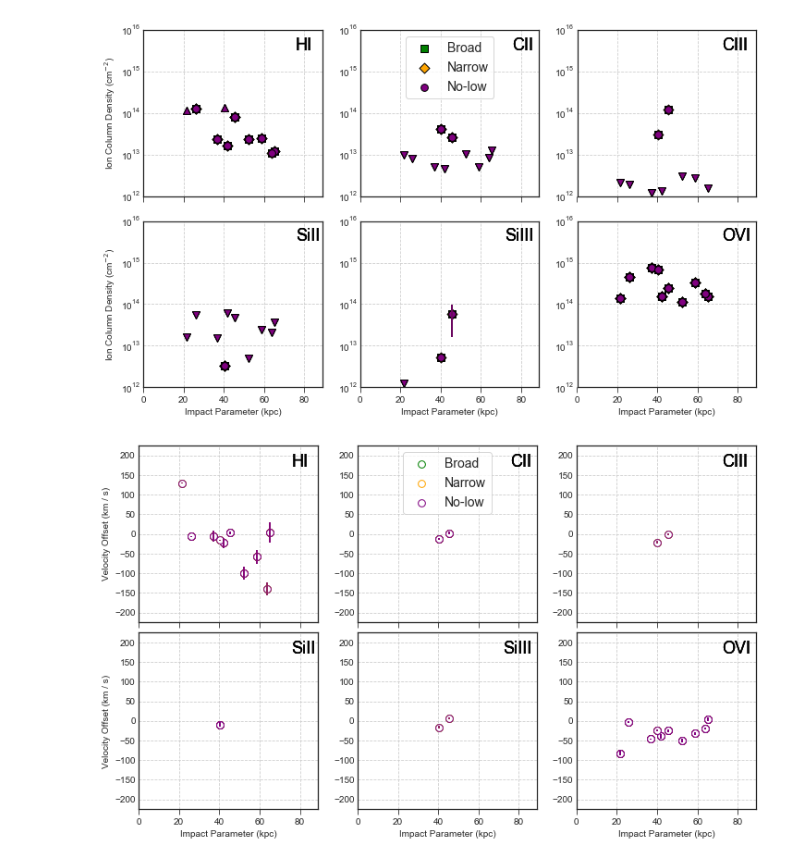
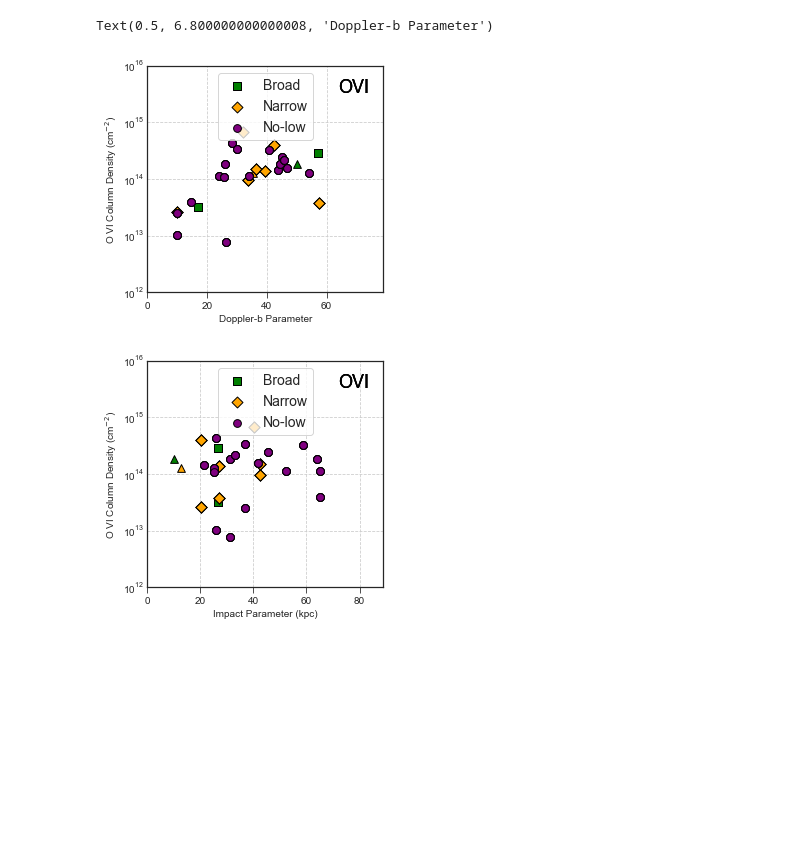
Before and after one commit to ibutsky/synthetic_spectra, a Jupyter notebook: scripts/plotting/plots.ipynb, the cells around one changed output. Cells and saved outputs as stored; diff of their text form; code cells hidden in the pictures; blank space fills up the shorter version.

Commit message:
updating plotting features

```diff
--- a/scripts/plotting/plots.ipynb
+++ b/scripts/plotting/plots.ipynb
@@ -153,22 +92,41 @@ for compare in ['model']:
+# %%
+imp.reload(ipd)
+imp.reload(pt)
+ion_list = ['O VI']
+
+xfields = ['impact']
+yfields = ['col']
+
+nrows = 1; ncols =1;
+fig, ax = plt.subplots(nrows = nrows, ncols = ncols, figsize=(4*ncols, 3.8*nrows), sharex = True, sharey = False)
+figg, aax = pt.plot_multipanel_scatter(ion_list, xfield = 'bval', yfield = 'col', nrows = nrows, \
+                                        compare = 'ovi', fig = fig, ax = ax, marker_size = 60, set_ylim = True)
+
+ax.legend(loc = 'upper center', fontsize = 14, frameon = True)
+plt.savefig('../../plots/%s_%s_%s.png'%(xfield, yfield, compare), dpi = 300)
+
+ax.set_ylabel('O VI Column Density (cm$^{-2}$)')
+ax.set_xlabel('Doppler-b Parameter')
+# %% [output]
+Text(0.5, 6.800000000000008, 'Doppler-b Parameter')
+[figure, added]
 # %%
 imp.reload(ipd)
 imp.reload(pt)
-ion_list = ['H I', 'C II', 'C III', 'Si II', 'Si III', 'O VI']
-#ion_list = ['H I', 'O VI', 'N V']
+ion_list = ['O VI']
 
-xfields = ['impact', 'impact', 'impact', 'bval']
-yfields = ['col', 'vel', 'bval', 'col']
+xfield = 'impact'
+yfields = 'col'
 
+nrows = 1; ncols =1;
+fig, ax = plt.subplots(nrows = nrows, ncols = ncols, figsize=(4*ncols, 3.8*nrows), sharex = True, sharey = False)
+figg, aax = pt.plot_multipanel_scatter(ion_list, xfield = xfield, yfield = yfield, nrows = nrows, \
+                                        compare = 'ovi', fig = fig, ax = ax, marker_size = 60, set_ylim = True)
 
-for compare in ['ovi']:
-    for xfield, yfield in zip(xfields, yfields):
-        nrows = 2; ncols =3;
-        fig, ax = plt.subplots(nrows = nrows, ncols = ncols, figsize=(3.4*ncols, 3.1*nrows), sharex = True, sharey = False)
-        figg, aax = pt.plot_multipanel_scatter(ion_list, xfield = xfield, yfield = yfield, nrows = nrows, compare = compare, \
-                                           fig = fig, ax = ax, marker_size = 60, set_ylim = True)
+ax.legend(loc = 'upper center', fontsize = 14, frameon = True)
+ax.set_ylabel('O VI Column Density (cm$^{-2}$)')
+ax.set_xlabel('Impact Parameter (kpc)')
 
-        ax[0][1].legend(loc = 'upper center', fontsize = 14, frameon = True)
-        plt.savefig('../../plots/%s_%s_%s.png'%(xfield, yfield, compare), dpi = 300)
+plt.savefig('../../plots/%s_%s_%s.png'%(xfield, yfield, compare), dpi = 300)
 # %% [output]
-[figure, old version]
+[figure, new version]
-[figure, removed]
```
Also changed, not shown: parts of 4 cells of this notebook, 4 other files.
